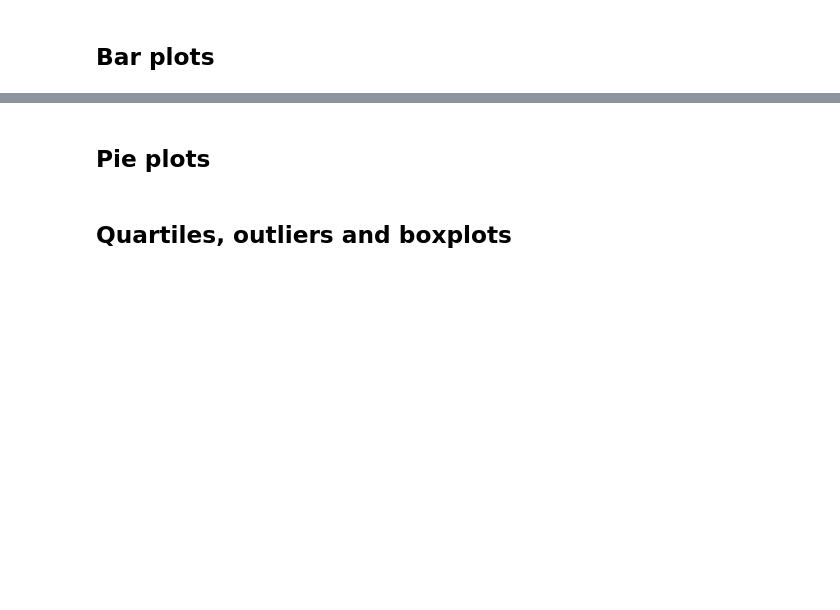
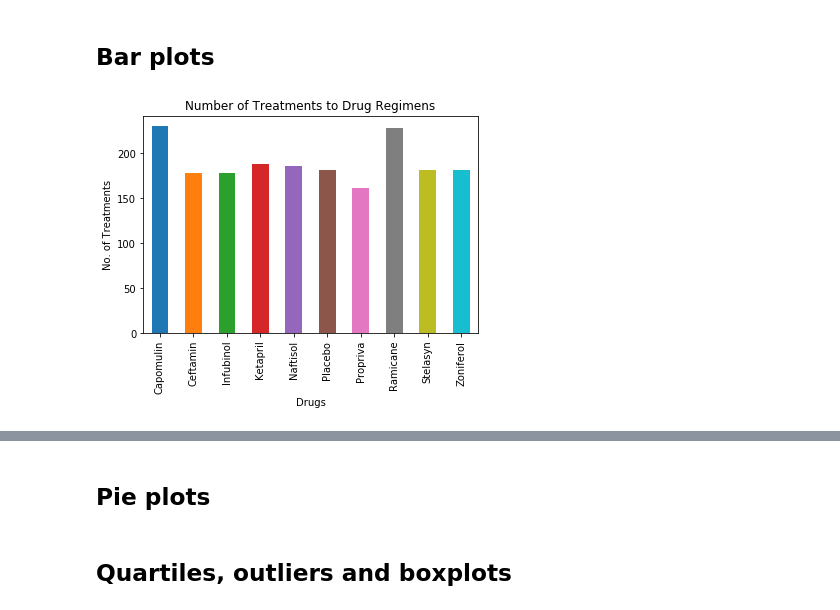
Before and after one commit to bhernan2/matplotlib-challenge, a Jupyter notebook: Pymaceuticals/pymaceuticals_starter.ipynb, the cells around one changed output, grey strips where cells are left out. Saved outputs shown, nothing was run; the diff lists cells and outputs as text; code cells hidden in the pictures; blank space fills up the shorter version.

Commit message:
added bar plots

```diff
--- a/Pymaceuticals/pymaceuticals_starter.ipynb
+++ b/Pymaceuticals/pymaceuticals_starter.ipynb
@@ -102,0 +100,4 @@ study_summary_stats
+# %%
+#group drug regimen and mouse id to get data points for bar plots
+treatment_regimen_data = merged_mouse_study.groupby(["Drug Regimen"]).count()["Mouse ID"]
+treatment_regimen_data
@@ -104,3 +118,12 @@ study_summary_stats
 ## Bar plots
 # %%
 # Generate a bar plot showing number of data points for each treatment regimen using pandas
+treatment_regimen_data.plot(kind = "bar")
+#set figure labels
+plt.title("Number of Treatments to Drug Regimens")
+plt.xlabel("Drugs")
+plt.ylabel("No. of Treatments")
+#show figrue
+plt.show()
+# %% [output]
+[figure, added]
```
Also changed, not shown: parts of 4 cells of this notebook.
